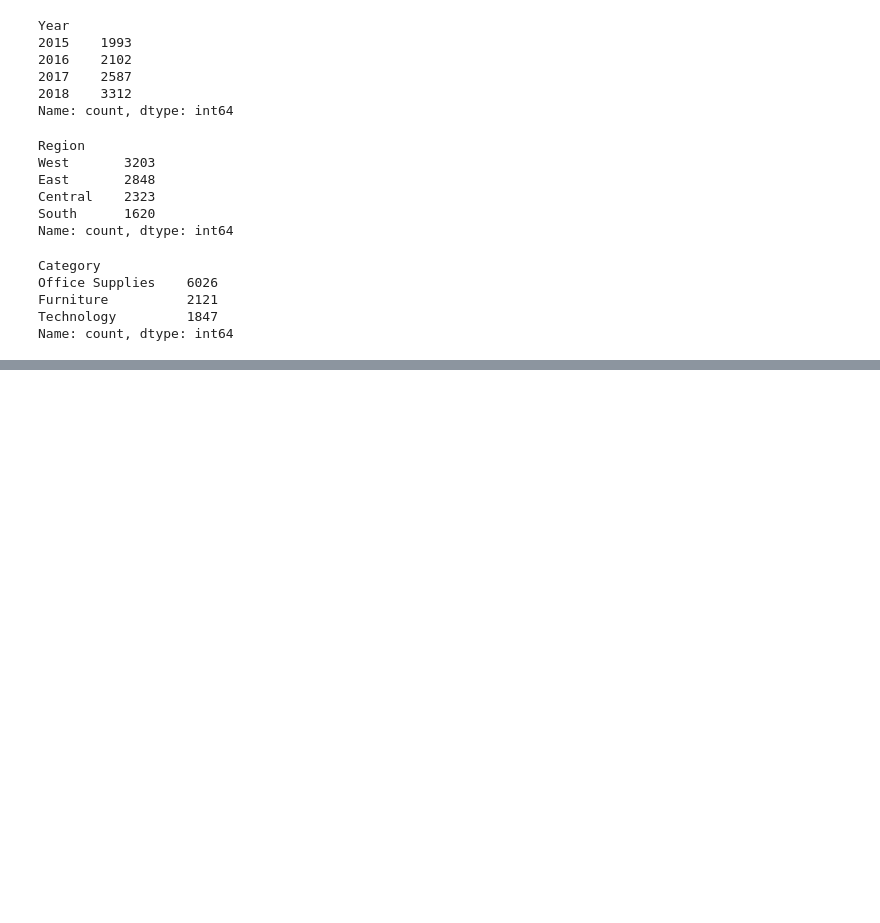
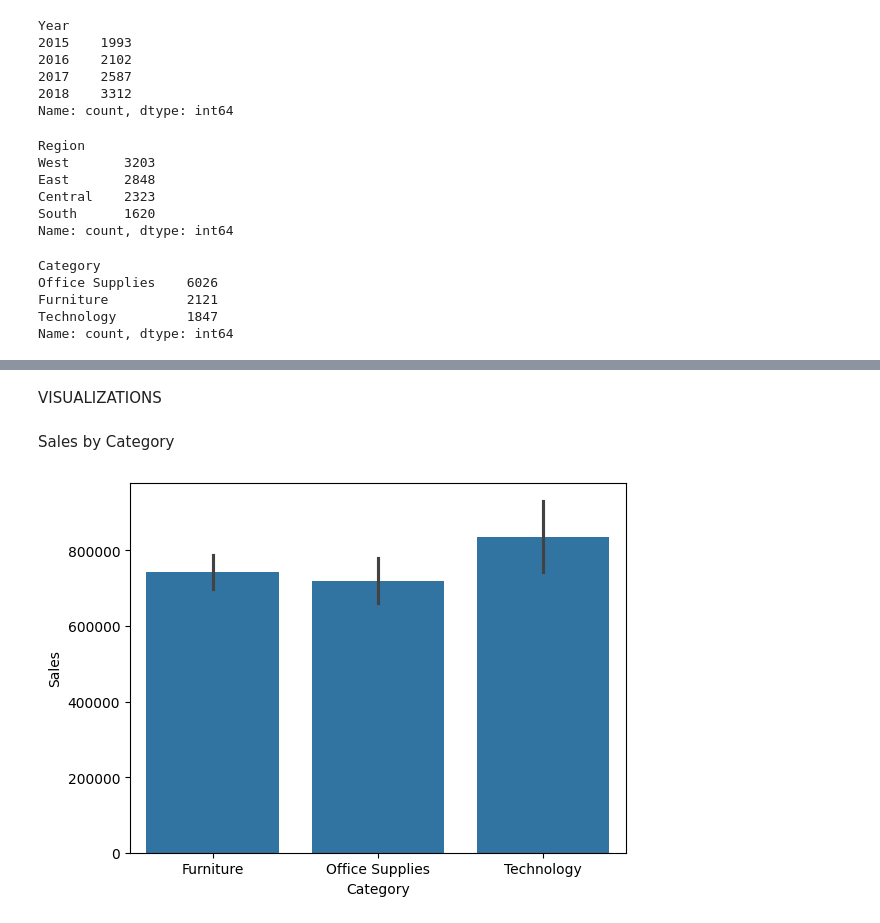
Before and after one commit to AmirhosseinAshrafi99/Sales-Forecasting-Analysis, a Jupyter notebook: notebooks/sales_forecasting_analysis.ipynb, the cells around one changed output, grey strips where cells are left out. Saved outputs shown, nothing was run; the diff lists cells and outputs as text; code cells hidden in the pictures; blank space fills up the shorter version.

```diff
--- a/notebooks/sales_forecasting_analysis.ipynb
+++ b/notebooks/sales_forecasting_analysis.ipynb
@@ -194,0 +526,15 @@ Name: count, dtype: int64
+# %% [markdown]
+VISUALIZATIONS
+# %% [markdown]
+Sales by Category
+# %%
+sns.barplot(
+    data=df,
+    x="Category",
+    y="Sales",
+    estimator=sum
+)
+
+plt.show()
+# %% [output]
+[figure, added]
```
Also changed, not shown: parts of 58 cells of this notebook.
